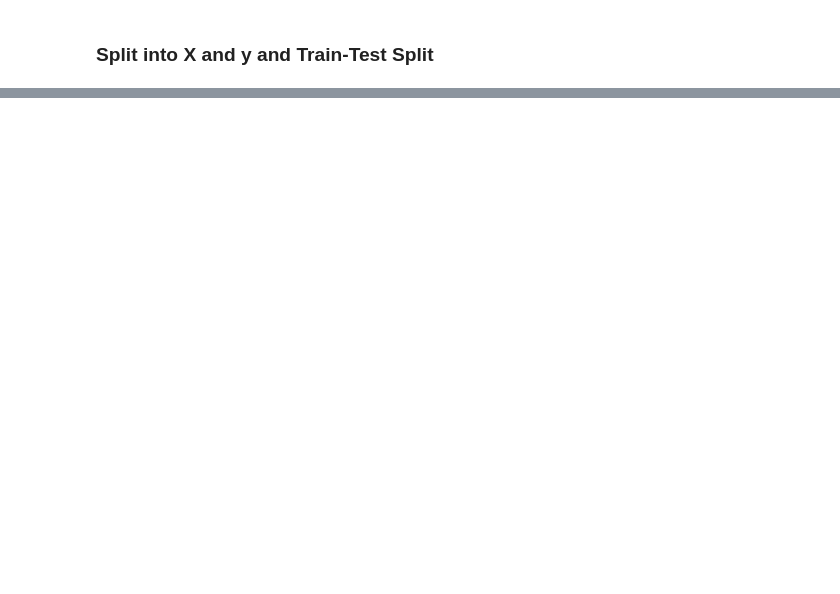
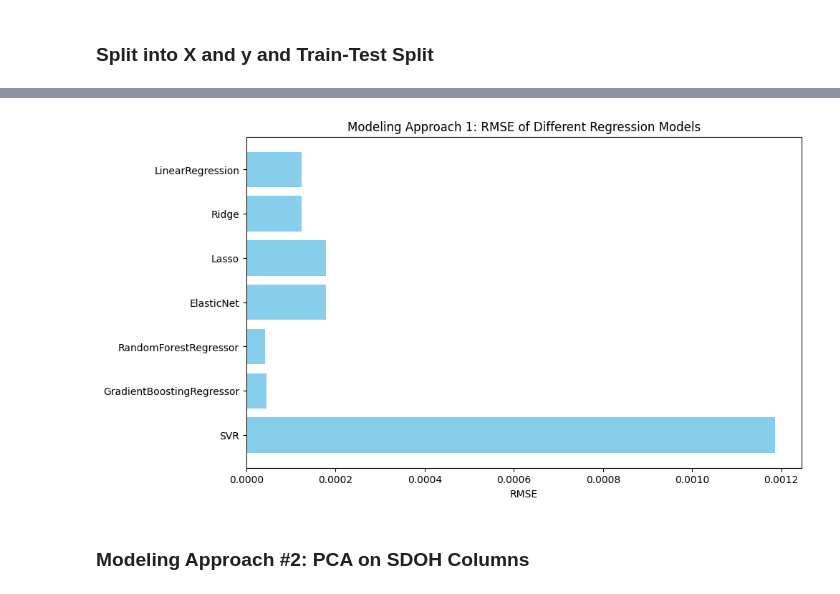
Before and after one commit to shailja-somani-0/ADS-599-Capstone, a Jupyter notebook: Jupyter_Notebooks/3_Modeling.ipynb, the cells around one changed output, grey strips where cells are left out. Saved outputs shown, nothing was run; the diff lists cells and outputs as text; code cells hidden in the pictures; blank space fills up the shorter version.

Commit message:
Modeling approach 1 results

```diff
--- a/Jupyter_Notebooks/3_Modeling.ipynb
+++ b/Jupyter_Notebooks/3_Modeling.ipynb
@@ -402,0 +434,12 @@ X_train_2.shape
+# %%
+# Loop through models to identify optimal hyperparameters for each
+best_models = {}
+best_params = {}
+for model_name in models:
+    print(f"Training {model_name}...")
+    model = models[model_name]
+    param_grid = params[model_name]
+    grid_search = GridSearchCV(model, param_grid, cv=5, scoring=rmse_score)
+    grid_search.fit(X_train_1, y_train_1)
+    best_models[model_name] = grid_search.best_estimator_
+    best_params[model_name] = grid_search.best_params_
@@ -402,0 +454,19 @@ X_train_2.shape
+# %%
+# Test the best models and print RMSE for train & test set
+results = {}
+for model_name, model in best_models.items():
+    # Train RMSE
+    y_train_pred = model.predict(X_train_1)
+    train_rmse = np.sqrt(mean_squared_error(y_train_1, y_train_pred))
+
+    # Test RMSE
+    y_test_pred = model.predict(X_test_1)
+    test_rmse = np.sqrt(mean_squared_error(y_test_1, y_test_pred))
+
+    results[model_name] = (train_rmse, test_rmse)
+    print(f"{model_name} Train RMSE: {train_rmse}, Test RMSE: {test_rmse}")
+
+# Print hyperparams for above best models
+print("\nBest hyperparameters for each model:")
+for model_name, params in best_params.items():
+    print(f"{model_name}: {params}")
@@ -402,0 +490,15 @@ X_train_2.shape
+# %%
+# Visualize results (RMSE for each optimal model)
+model_names = list(results.keys())
+rmse_values = list(results.values())
+
+plt.figure(figsize=(10, 6))
+plt.barh(model_names, rmse_values, color='skyblue')
+plt.xlabel('RMSE')
+plt.title('Modeling Approach 1: RMSE of Different Regression Models')
+plt.gca().invert_yaxis()  # Invert y-axis to have the lowest RMSE on top
+plt.show()
+# %% [output]
+[figure, added]
+# %% [markdown]
+### Modeling Approach #2: PCA on SDOH Columns
```
Also changed, not shown: parts of 24 cells of this notebook.
